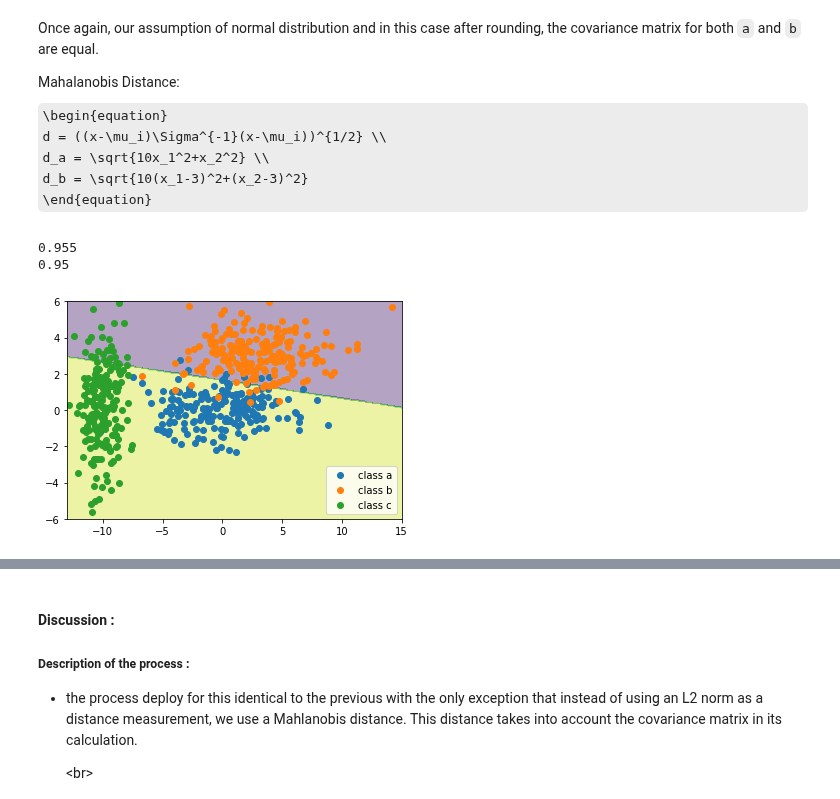
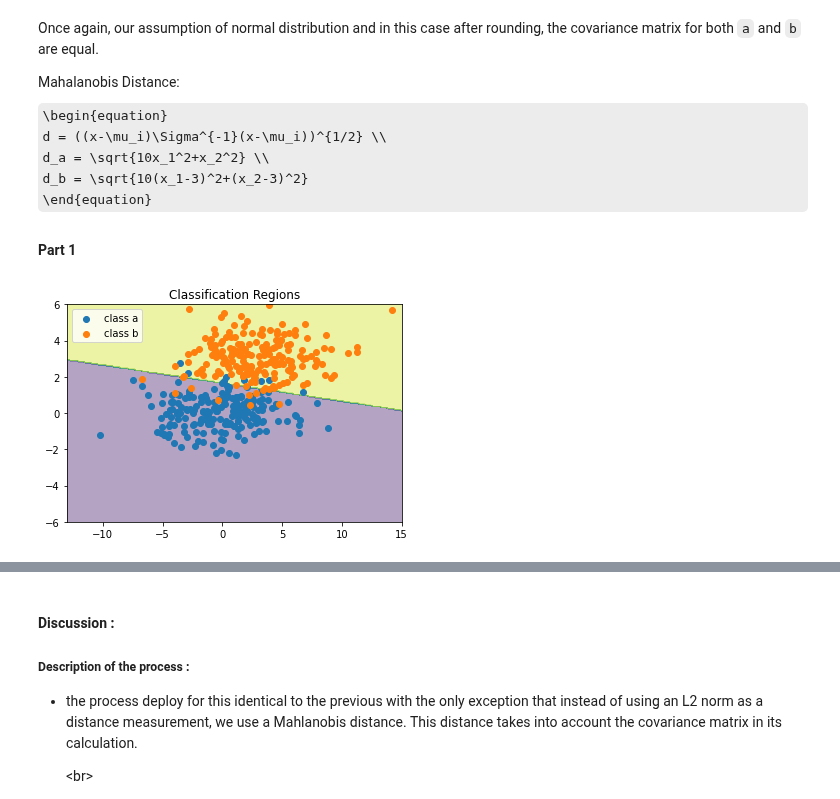
Before and after one commit to Andrea-Oliveri/Image-Processing-Assignements, a Jupyter notebook: Labs/lab_03_classification.ipynb, the cells around one changed output, grey strips where cells are left out. Cells and saved outputs as stored; diff of their text form; code cells hidden in the pictures; some formulas as TeX source.

```diff
--- a/Labs/lab_03_classification.ipynb
+++ b/Labs/lab_03_classification.ipynb
@@ -392,6 +422,8 @@ Mahalanobis Distance:
     d_a = \sqrt{10x_1^2+x_2^2} \\
     d_b = \sqrt{10(x_1-3)^2+(x_2-3)^2}
 \end{equation}
+# %% [markdown]
+<b> Part 1 </b>
 # %%
 # Add your implementation and discussion
 def da(x):
@@ -403,33 +435,27 @@ def db(x):
     return np.sqrt(10*centered[:,1]+centered[:,0])
 
 def classify_mahalanobis(x):
-    return da(x) <= db(x) #True -> belongs to class a else class b
-
-# checking classification by mahalanobis
-print(np.sum(da(a) <= db(a))/len(a))
-print(np.sum(db(b) <= da(b))/len(b))
+    return da(x) >= db(x) #True -> belongs to class b else class a
-# %% [output]
-0.955
-0.95
 # %%
 xmin = floor(np.min([np.max(a[:,0]),np.min(b[:,0]),np.min(c[:,0])]))
 xmax = ceil(np.max([np.max(a[:,0]),np.max(b[:,0]),np.max(c[:,0])]))
 ymin = floor(np.min([np.min(a[:,1]),np.min(b[:,1]),np.min(c[:,1])]))
 ymax = ceil(np.max([np.max(a[:,1]),np.max(b[:,1]),np.max(c[:,1])]))
 
 resolution_mesh = 200
 xlist = np.linspace(xmin, xmax, resolution_mesh) # Create 1-D arrays for x,y dimensions
 ylist = np.linspace(ymin, ymax, resolution_mesh)
 
 X,Y = np.meshgrid(xlist, ylist) # Create 2-D grid xlist,ylist values
 class_ab = np.asarray([classify_mahalanobis(np.array([x])) for x in np.c_[X.ravel(),Y.ravel()]])
 class_ab = class_ab.reshape(X.shape)
 plt.contourf(X,Y,class_ab,alpha = 0.4)
 
 plt.scatter(a[:,0],a[:,1],label='class a')
 plt.scatter(b[:,0],b[:,1],label='class b')
-plt.scatter(c[:,0],c[:,1],label='class c')
+# plt.scatter(c[:,0],c[:,1],label='class c')
 plt.legend()
+plt.title('Classification Regions')
 plt.show()
 # %% [output]
-[figure, old version]
+[figure, new version]
```
Also changed, not shown: parts of 13 cells of this notebook.
